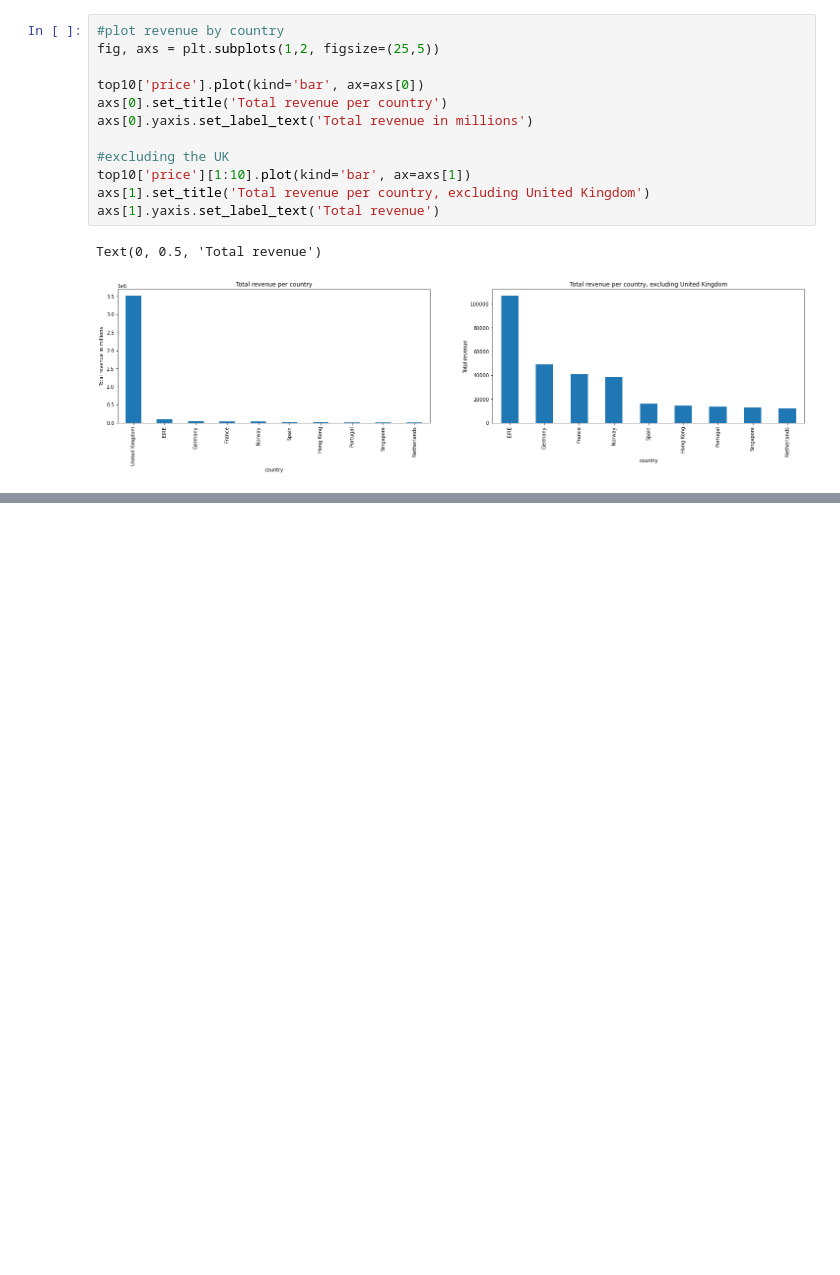
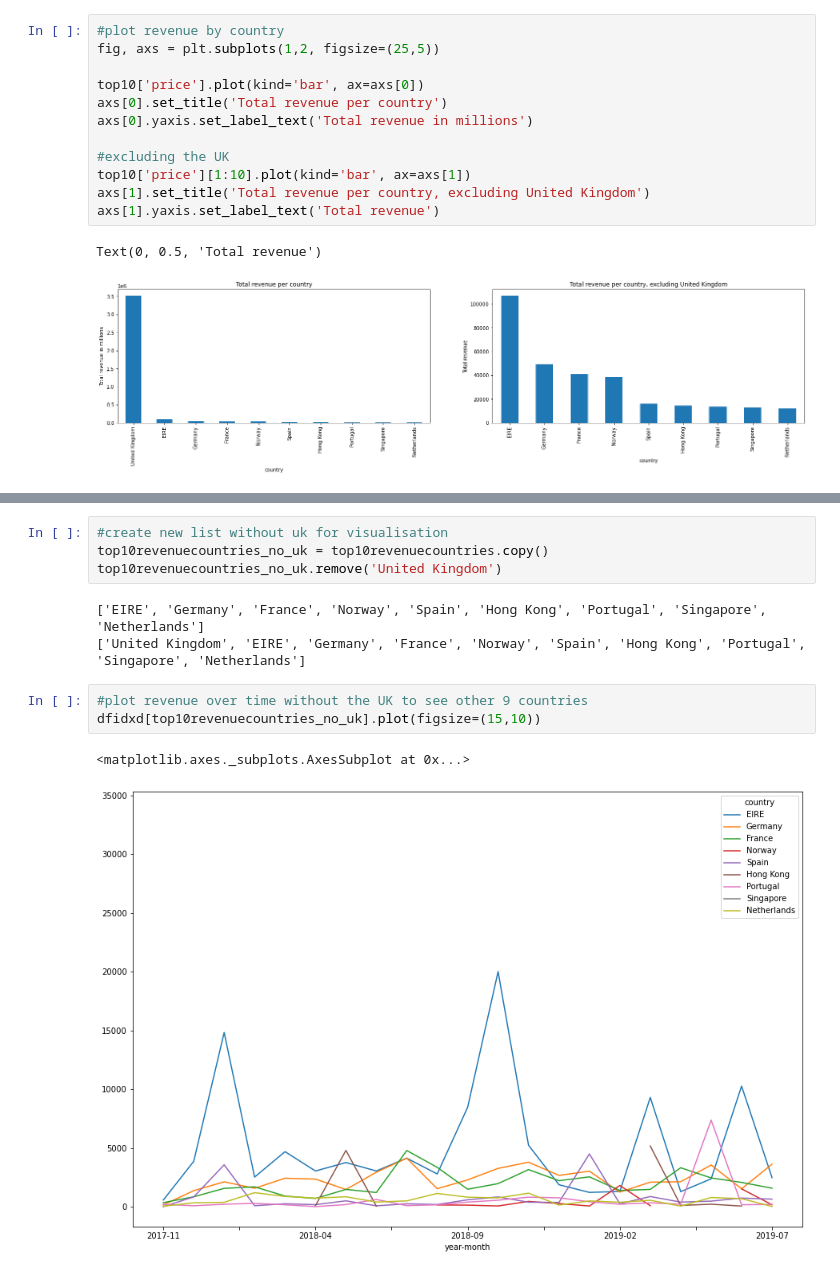
Before and after one commit to richardcure/capstone, a Jupyter notebook: EDA.ipynb, the cells around one changed output, grey strips where cells are left out. Saved outputs shown, nothing was run; the diff lists cells and outputs as text; blank space fills up the shorter version.

```diff
--- a/EDA.ipynb
+++ b/EDA.ipynb
@@ -202,0 +228,13 @@ array([('2017-11', 'Australia'), ('2017-11', 'Austria'),
+# %%
+#create new list without uk for visualisation
+top10revenuecountries_no_uk = top10revenuecountries.copy()
+top10revenuecountries_no_uk.remove('United Kingdom')
+# %% [output]
+['EIRE', 'Germany', 'France', 'Norway', 'Spain', 'Hong Kong', 'Portugal', 'Singapore', 'Netherlands']
+['United Kingdom', 'EIRE', 'Germany', 'France', 'Norway', 'Spain', 'Hong Kong', 'Portugal', 'Singapore', 'Netherlands']
+# %%
+#plot revenue over time without the UK to see other 9 countries
+dfidxd[top10revenuecountries_no_uk].plot(figsize=(15,10))
+# %% [output]
+<matplotlib.axes._subplots.AxesSubplot at 0x...>
+[figure, added]
```
Also changed, not shown: parts of 9 cells of this notebook.
